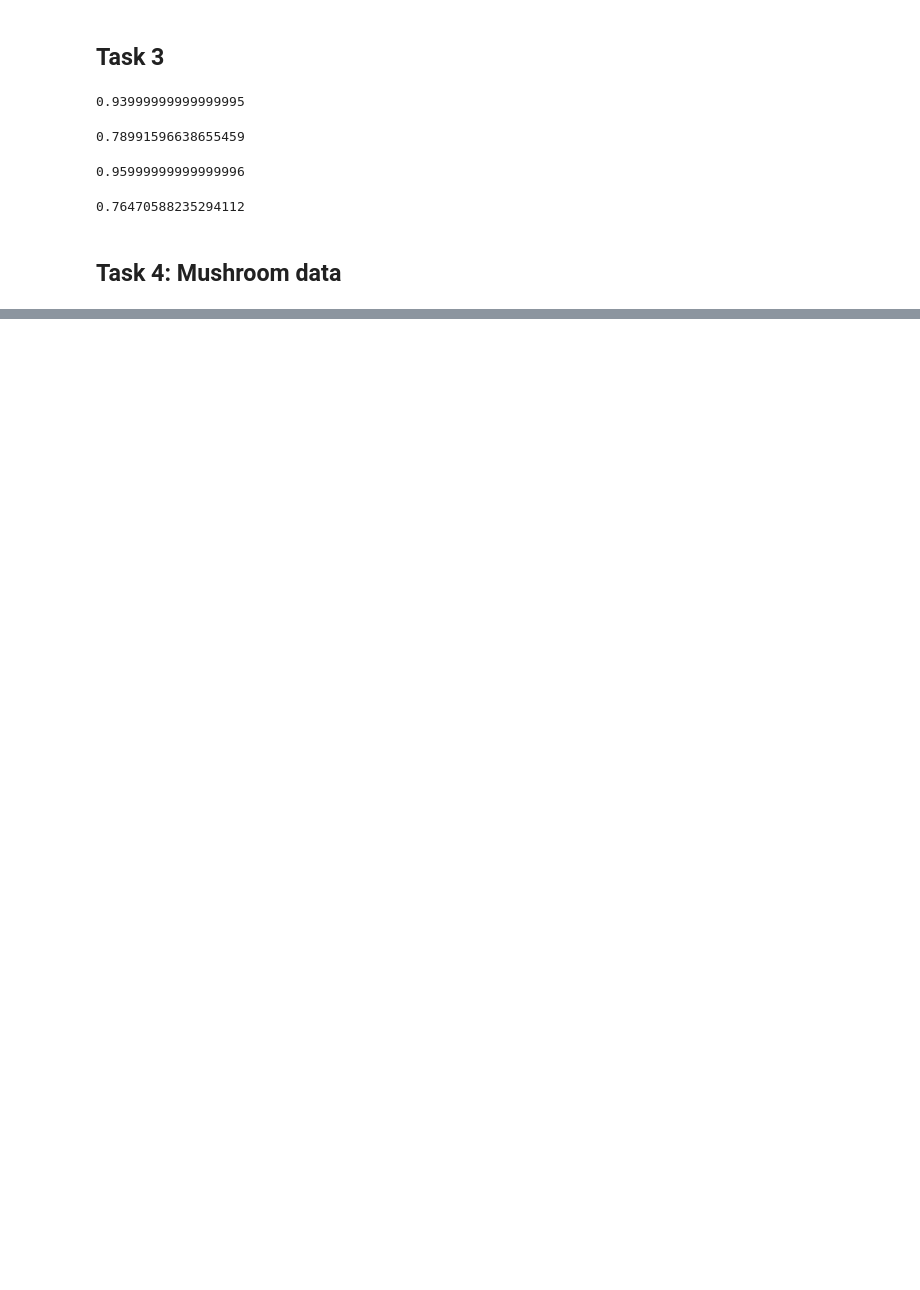
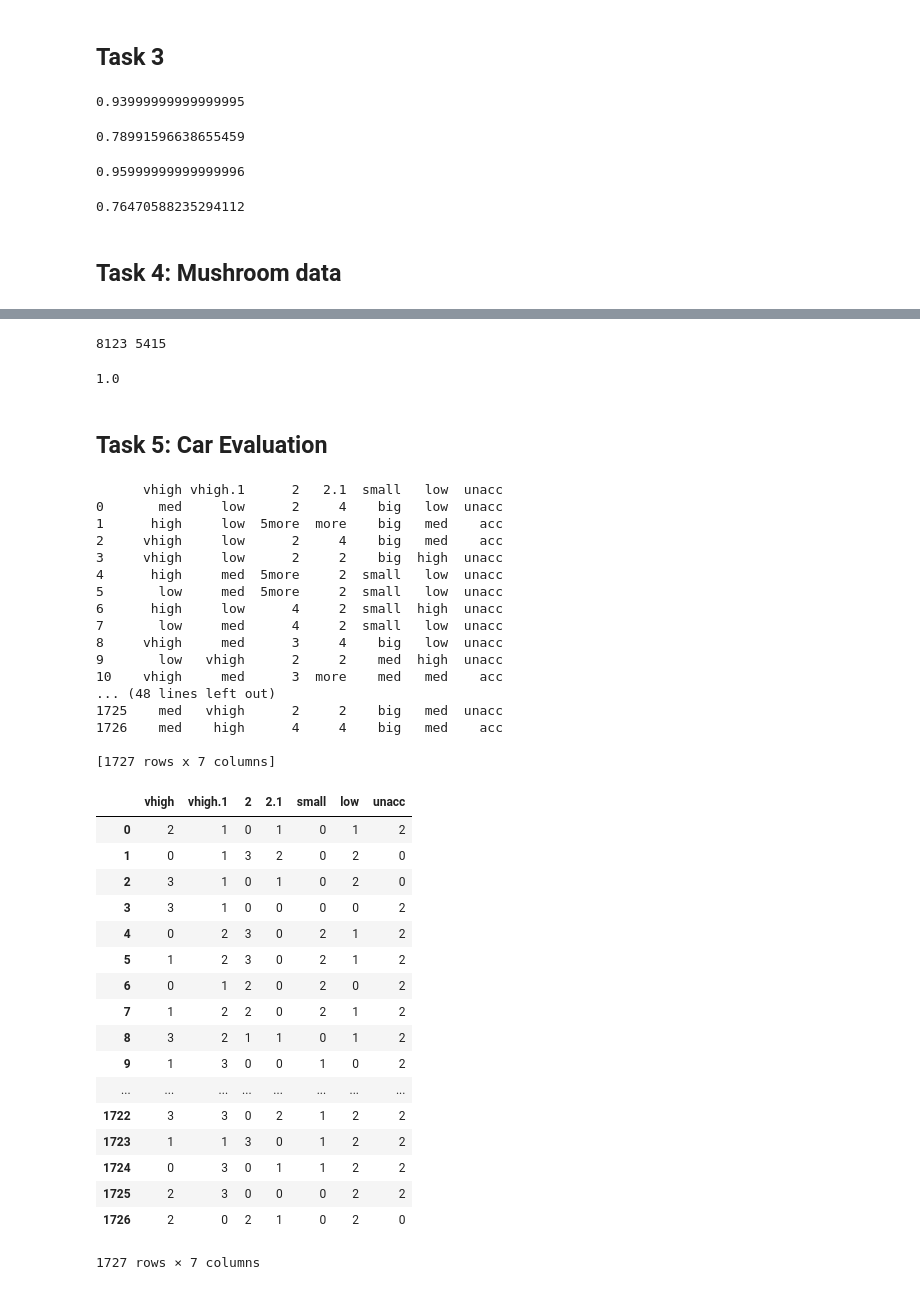
Before and after one commit to mateuszlewko/data-mining, a Jupyter notebook: set5/solutions.ipynb, the cells around one changed output, grey strips where cells are left out. Drawn from its saved outputs; the diff is of its cells as text; code cells hidden in the pictures; blank space fills up the shorter version.

Commit message:
Done task 5.

```diff
--- a/set5/solutions.ipynb
+++ b/set5/solutions.ipynb
@@ -350,0 +366,61 @@ clf.score(iris.data[indxs[100:150]], iris.target[indxs[100:150]])
+# %%
+clf = RandomForestClassifier()
+
+train_samples = len(mushroom_X) * 2 / 3
+
+print len(mushroom_X), train_samples
+
+clf = clf.fit(mushroom_X[:train_samples], mushroom_Y[:train_samples])
+clf.score(mushroom_X[train_samples:], mushroom_Y[train_samples:])
+# %% [output]
+8123 5415
+1.0
+# %% [markdown]
+## Task 5: Car Evaluation
+# %%
+car_data = pd.read_csv('car.data', delimiter=',') \
+             .sample(frac=1.0) \
+             .reset_index(drop=True)
+
+print car_data
+
+for cat in list(car_data):
+    car_data[cat] =  pd.Categorical(car_data[cat]).codes
+
+car_data
+# %% [output]
+      vhigh vhigh.1      2   2.1  small   low  unacc
+0       med     low      2     4    big   low  unacc
+1      high     low  5more  more    big   med    acc
+2     vhigh     low      2     4    big   med    acc
+3     vhigh     low      2     2    big  high  unacc
+4      high     med  5more     2  small   low  unacc
+5       low     med  5more     2  small   low  unacc
+6      high     low      4     2  small  high  unacc
+7       low     med      4     2  small   low  unacc
+8     vhigh     med      3     4    big   low  unacc
+9       low   vhigh      2     2    med  high  unacc
+10    vhigh     med      3  more    med   med    acc
+... (48 lines left out)
+1725    med   vhigh      2     2    big   med  unacc
+1726    med    high      4     4    big   med    acc
+
+[1727 rows x 7 columns]
+|  | vhigh | vhigh.1 | 2 | 2.1 | small | low | unacc |
+| 0 | 2 | 1 | 0 | 1 | 0 | 1 | 2 |
+| 1 | 0 | 1 | 3 | 2 | 0 | 2 | 0 |
+| 2 | 3 | 1 | 0 | 1 | 0 | 2 | 0 |
+| 3 | 3 | 1 | 0 | 0 | 0 | 0 | 2 |
+| 4 | 0 | 2 | 3 | 0 | 2 | 1 | 2 |
+| 5 | 1 | 2 | 3 | 0 | 2 | 1 | 2 |
+| 6 | 0 | 1 | 2 | 0 | 2 | 0 | 2 |
+| 7 | 1 | 2 | 2 | 0 | 2 | 1 | 2 |
+| 8 | 3 | 2 | 1 | 1 | 0 | 1 | 2 |
+| 9 | 1 | 3 | 0 | 0 | 1 | 0 | 2 |
+| ... | ... | ... | ... | ... | ... | ... | ... |
+| 1722 | 3 | 3 | 0 | 2 | 1 | 2 | 2 |
+| 1723 | 1 | 1 | 3 | 0 | 1 | 2 | 2 |
+| 1724 | 0 | 3 | 0 | 1 | 1 | 2 | 2 |
+| 1725 | 2 | 3 | 0 | 0 | 0 | 2 | 2 |
+| 1726 | 2 | 0 | 2 | 1 | 0 | 2 | 0 |
+1727 rows × 7 columns
```
Also changed, not shown: parts of 6 cells of this notebook.
